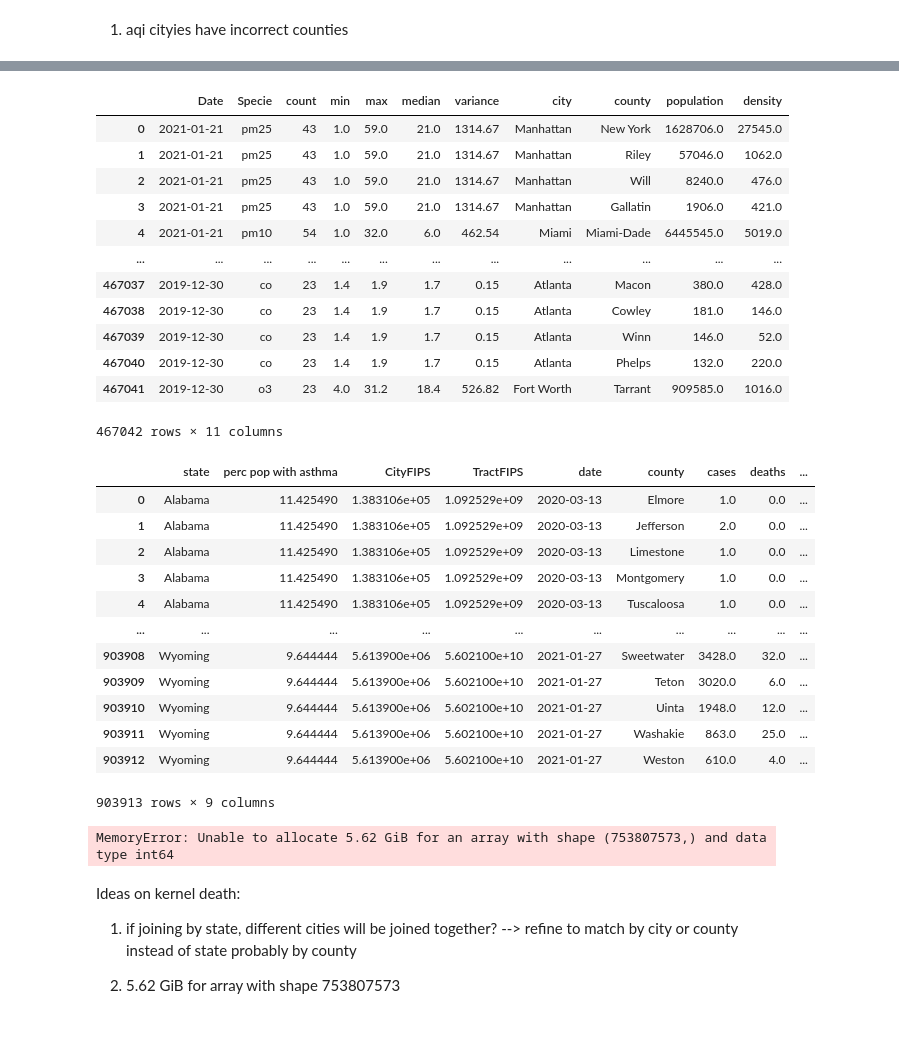
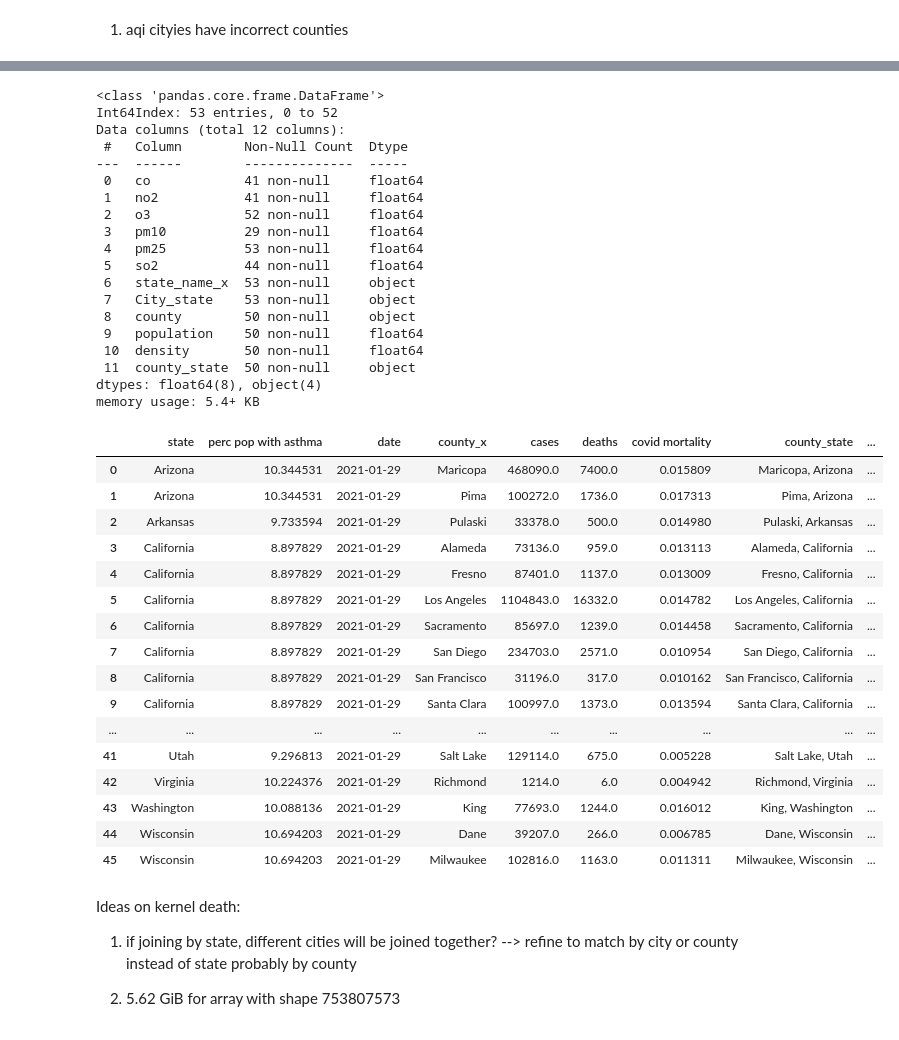
Before and after one commit to dcrago/Team50_Project, a Jupyter notebook: Team_50_Project_1_30_21.ipynb, the cells around one changed output, grey strips where cells are left out. Drawn from its saved outputs; the diff is of its cells as text; code cells hidden in the pictures.

```diff
--- a/Team_50_Project_1_30_21.ipynb
+++ b/Team_50_Project_1_30_21.ipynb
@@ -382,0 +386,4 @@ us_cities
+# %%
+covid_asthma = covid_asthma[covid_asthma['date'] == '2021-01-29']
+covid_asthma['county_state'] = covid_asthma['county'] + ", " + covid_asthma['state']
+covid_asthma
@@ -383,44 +404,50 @@ us_cities
 # %%
-aqi_city
+aqi_city.info()
 # %% [output]
-|  | Date | Specie | count | min | max | median | variance | city | county | population | density |
-| 0 | 2021-01-21 | pm25 | 43 | 1.0 | 59.0 | 21.0 | 1314.67 | Manhattan | New York | 1628706.0 | 27545.0 |
-| 1 | 2021-01-21 | pm25 | 43 | 1.0 | 59.0 | 21.0 | 1314.67 | Manhattan | Riley | 57046.0 | 1062.0 |
-| 2 | 2021-01-21 | pm25 | 43 | 1.0 | 59.0 | 21.0 | 1314.67 | Manhattan | Will | 8240.0 | 476.0 |
-| 3 | 2021-01-21 | pm25 | 43 | 1.0 | 59.0 | 21.0 | 1314.67 | Manhattan | Gallatin | 1906.0 | 421.0 |
-| 4 | 2021-01-21 | pm10 | 54 | 1.0 | 32.0 | 6.0 | 462.54 | Miami | Miami-Dade | 6445545.0 | 5019.0 |
-| ... | ... | ... | ... | ... | ... | ... | ... | ... | ... | ... | ... |
-| 467037 | 2019-12-30 | co | 23 | 1.4 | 1.9 | 1.7 | 0.15 | Atlanta | Macon | 380.0 | 428.0 |
-| 467038 | 2019-12-30 | co | 23 | 1.4 | 1.9 | 1.7 | 0.15 | Atlanta | Cowley | 181.0 | 146.0 |
-| 467039 | 2019-12-30 | co | 23 | 1.4 | 1.9 | 1.7 | 0.15 | Atlanta | Winn | 146.0 | 52.0 |
-| 467040 | 2019-12-30 | co | 23 | 1.4 | 1.9 | 1.7 | 0.15 | Atlanta | Phelps | 132.0 | 220.0 |
-| 467041 | 2019-12-30 | o3 | 23 | 4.0 | 31.2 | 18.4 | 526.82 | Fort Worth | Tarrant | 909585.0 | 1016.0 |
-467042 rows × 11 columns
+<class 'pandas.core.frame.DataFrame'>
+Int64Index: 53 entries, 0 to 52
+Data columns (total 12 columns):
+ #   Column        Non-Null Count  Dtype
+---  ------        --------------  -----
+ 0   co            41 non-null     float64
+ 1   no2           41 non-null     float64
+ 2   o3            52 non-null     float64
+ 3   pm10          29 non-null     float64
+ 4   pm25          53 non-null     float64
+ 5   so2           44 non-null     float64
+ 6   state_name_x  53 non-null     object
+ 7   City_state    53 non-null     object
+ 8   county        50 non-null     object
+ 9   population    50 non-null     float64
+ 10  density       50 non-null     float64
+ 11  county_state  50 non-null     object
+dtypes: float64(8), object(4)
+memory usage: 5.4+ KB
-# %%
-covid_asthma
-# %% [output]
-|  | state | perc pop with asthma | CityFIPS | TractFIPS | date | county | cases | deaths | ... |
-| 0 | Alabama | 11.425490 | 1.383106e+05 | 1.092529e+09 | 2020-03-13 | Elmore | 1.0 | 0.0 | ... |
-| 1 | Alabama | 11.425490 | 1.383106e+05 | 1.092529e+09 | 2020-03-13 | Jefferson | 2.0 | 0.0 | ... |
-| 2 | Alabama | 11.425490 | 1.383106e+05 | 1.092529e+09 | 2020-03-13 | Limestone | 1.0 | 0.0 | ... |
-| 3 | Alabama | 11.425490 | 1.383106e+05 | 1.092529e+09 | 2020-03-13 | Montgomery | 1.0 | 0.0 | ... |
-| 4 | Alabama | 11.425490 | 1.383106e+05 | 1.092529e+09 | 2020-03-13 | Tuscaloosa | 1.0 | 0.0 | ... |
-| ... | ... | ... | ... | ... | ... | ... | ... | ... | ... |
-| 903908 | Wyoming | 9.644444 | 5.613900e+06 | 5.602100e+10 | 2021-01-27 | Sweetwater | 3428.0 | 32.0 | ... |
-| 903909 | Wyoming | 9.644444 | 5.613900e+06 | 5.602100e+10 | 2021-01-27 | Teton | 3020.0 | 6.0 | ... |
-| 903910 | Wyoming | 9.644444 | 5.613900e+06 | 5.602100e+10 | 2021-01-27 | Uinta | 1948.0 | 12.0 | ... |
-| 903911 | Wyoming | 9.644444 | 5.613900e+06 | 5.602100e+10 | 2021-01-27 | Washakie | 863.0 | 25.0 | ... |
-| 903912 | Wyoming | 9.644444 | 5.613900e+06 | 5.602100e+10 | 2021-01-27 | Weston | 610.0 | 4.0 | ... |
-903913 rows × 9 columns
 # %%
 master1 = pd.merge(covid_asthma,aqi_city,
-    how="left",
-    left_on = ['county'],
-    right_on = ['county']
+    how="inner",
+    left_on = ['county_state'],
+    right_on = ['county_state']
 )
 master1
 # %% [output]
-MemoryError: Unable to allocate 5.62 GiB for an array with shape (753807573,) and data type int64
+|  | state | perc pop with asthma | date | county_x | cases | deaths | covid mortality | county_state | ... |
+| 0 | Arizona | 10.344531 | 2021-01-29 | Maricopa | 468090.0 | 7400.0 | 0.015809 | Maricopa, Arizona | ... |
+| 1 | Arizona | 10.344531 | 2021-01-29 | Pima | 100272.0 | 1736.0 | 0.017313 | Pima, Arizona | ... |
+| 2 | Arkansas | 9.733594 | 2021-01-29 | Pulaski | 33378.0 | 500.0 | 0.014980 | Pulaski, Arkansas | ... |
+| 3 | California | 8.897829 | 2021-01-29 | Alameda | 73136.0 | 959.0 | 0.013113 | Alameda, California | ... |
+| 4 | California | 8.897829 | 2021-01-29 | Fresno | 87401.0 | 1137.0 | 0.013009 | Fresno, California | ... |
+| 5 | California | 8.897829 | 2021-01-29 | Los Angeles | 1104843.0 | 16332.0 | 0.014782 | Los Angeles, California | ... |
+| 6 | California | 8.897829 | 2021-01-29 | Sacramento | 85697.0 | 1239.0 | 0.014458 | Sacramento, California | ... |
+| 7 | California | 8.897829 | 2021-01-29 | San Diego | 234703.0 | 2571.0 | 0.010954 | San Diego, California | ... |
+| 8 | California | 8.897829 | 2021-01-29 | San Francisco | 31196.0 | 317.0 | 0.010162 | San Francisco, California | ... |
+| 9 | California | 8.897829 | 2021-01-29 | Santa Clara | 100997.0 | 1373.0 | 0.013594 | Santa Clara, California | ... |
+| ... | ... | ... | ... | ... | ... | ... | ... | ... | ... |
+| 41 | Utah | 9.296813 | 2021-01-29 | Salt Lake | 129114.0 | 675.0 | 0.005228 | Salt Lake, Utah | ... |
+| 42 | Virginia | 10.224376 | 2021-01-29 | Richmond | 1214.0 | 6.0 | 0.004942 | Richmond, Virginia | ... |
+| 43 | Washington | 10.088136 | 2021-01-29 | King | 77693.0 | 1244.0 | 0.016012 | King, Washington | ... |
+| 44 | Wisconsin | 10.694203 | 2021-01-29 | Dane | 39207.0 | 266.0 | 0.006785 | Dane, Wisconsin | ... |
+| 45 | Wisconsin | 10.694203 | 2021-01-29 | Milwaukee | 102816.0 | 1163.0 | 0.011311 | Milwaukee, Wisconsin | ... |
 # %% [markdown]
 Ideas on kernel death:
 1. if joining by state, different cities will be joined together? --> refine to match by city or county instead of state probably by county
```
Also changed, not shown: parts of 18 cells of this notebook.
